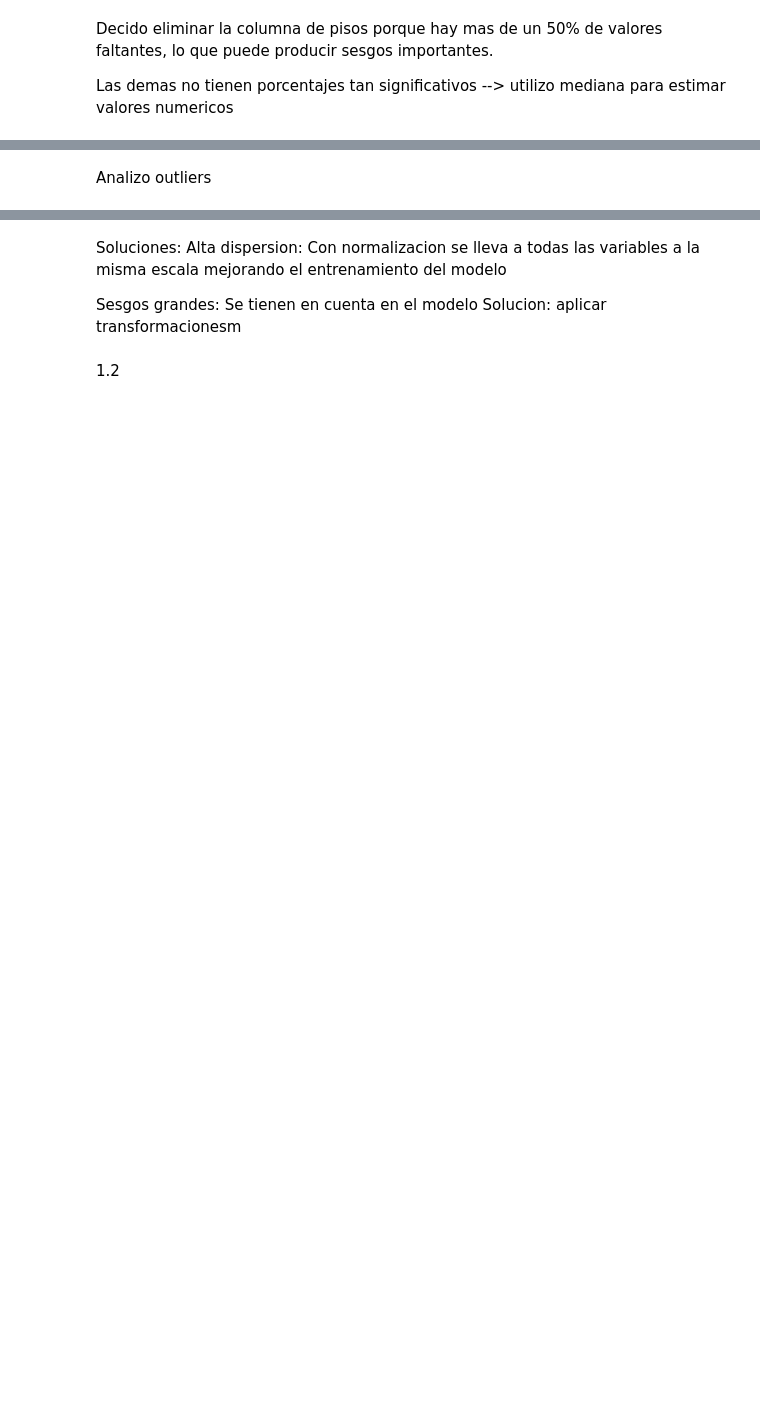
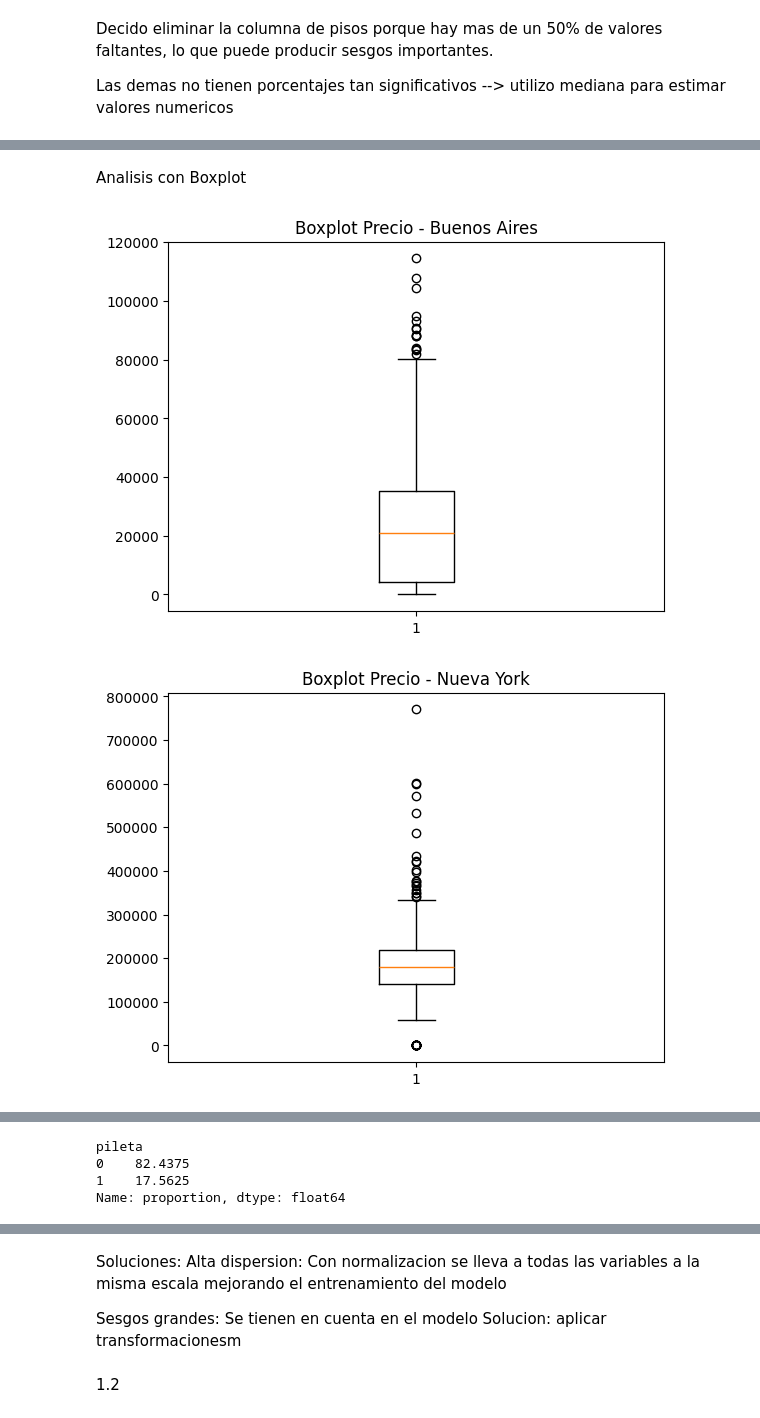
Before and after one commit to gineslopez11/TP1-ML-Gines, a Jupyter notebook: notebooks/Entrega_TP1.ipynb, the cells around one changed output, grey strips where cells are left out. Saved outputs shown, nothing was run; the diff lists cells and outputs as text; code cells hidden in the pictures; blank space fills up the shorter version.

```diff
--- a/notebooks/Entrega_TP1.ipynb
+++ b/notebooks/Entrega_TP1.ipynb
@@ -44,0 +100,3 @@ Las demas no tienen  porcentajes tan significativos
+# %%
+dev = dev.drop('lat',axis=1)
+dev = dev.drop('lon',axis=1)
@@ -44,0 +105,2 @@ Las demas no tienen  porcentajes tan significativos
+# %%
+dev['pileta'] = (dev['pileta']).astype(int)
@@ -44,0 +111,3 @@ Las demas no tienen  porcentajes tan significativos
+# %%
+dev.loc[dev['Ubicacion'] == 1, 'Área'] = dev.loc[dev['Ubicacion'] == 1, 'Área'] / 10.764
+dev.loc[dev['Ubicacion'] == 1, 'metros_cubiertos'] = dev.loc[dev['Ubicacion'] == 1, 'metros_cubiertos'] / 10.764
@@ -44,0 +116,2 @@ Las demas no tienen  porcentajes tan significativos
+# %%
+dev = dev.drop('unidades',axis=1)
@@ -45,9 +159,21 @@ Las demas no tienen  porcentajes tan significativos
 # %% [markdown]
-Analizo outliers
+Analisis con Boxplot
 # %%
-for col in dev.select_dtypes(include=['number']).columns: #recorre solo columnas numericas
-	columna = dev[col].dropna()
-	plt.figure()
-	plt.boxplot(columna)
-	plt.title(f'Boxplot de {col}')
-	plt.show()
+plt.figure()
+plt.boxplot(dev.loc[dev['Ubicacion'] == 0, 'precio'].dropna())
+plt.title('Boxplot Precio - Buenos Aires')
+plt.show()
+
+plt.figure()
+plt.boxplot(dev.loc[dev['Ubicacion'] == 1, 'precio'].dropna())
+plt.title('Boxplot Precio - Nueva York')
+plt.show()
+for col in dev.select_dtypes(include=['number']).columns:
+	if col != 'precio' and col != 'Ubicacion' and col != 'pileta':
+		plt.figure()
+		dev.boxplot(column=col)
+		plt.title(f'Boxplot de {col}')
+		plt.show()
+# %% [output]
+[figure, added]
+[figure, added]
@@ -53,0 +184,7 @@ for col in dev.select_dtypes(include=['number']).columns: #recorre solo columnas
+# %%
+dev['pileta'].value_counts(normalize=True)*100
+# %% [output]
+pileta
+0    82.4375
+1    17.5625
+Name: proportion, dtype: float64
```
Also changed, not shown: parts of 34 cells of this notebook, 3 other files.
